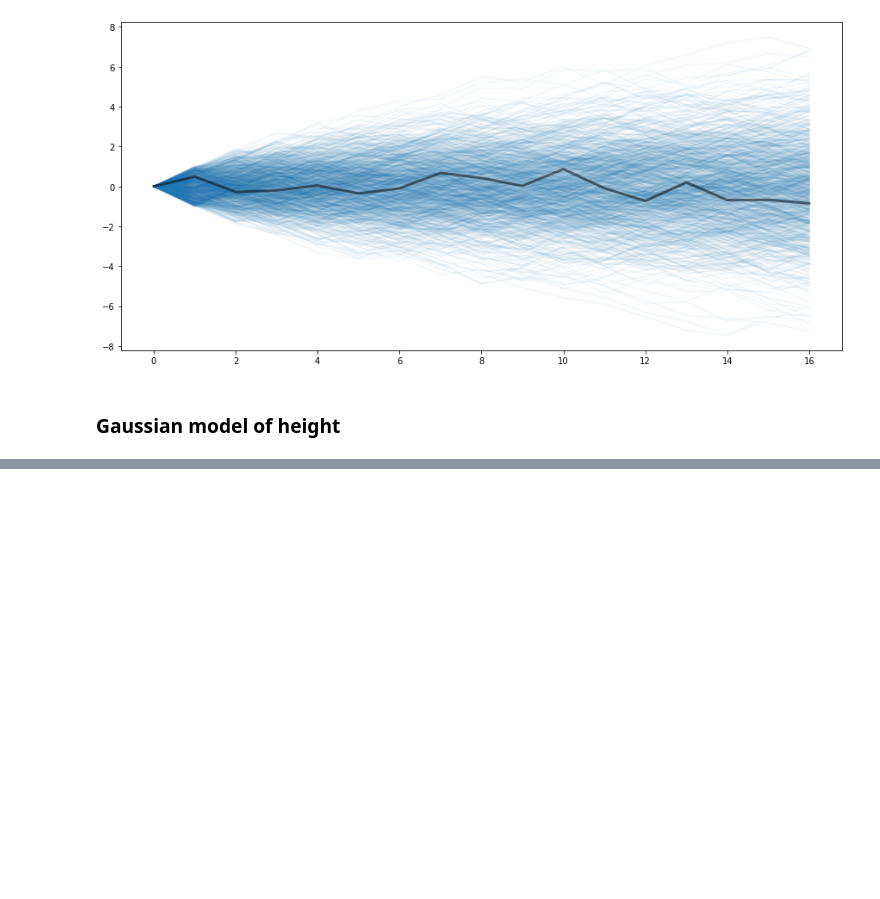
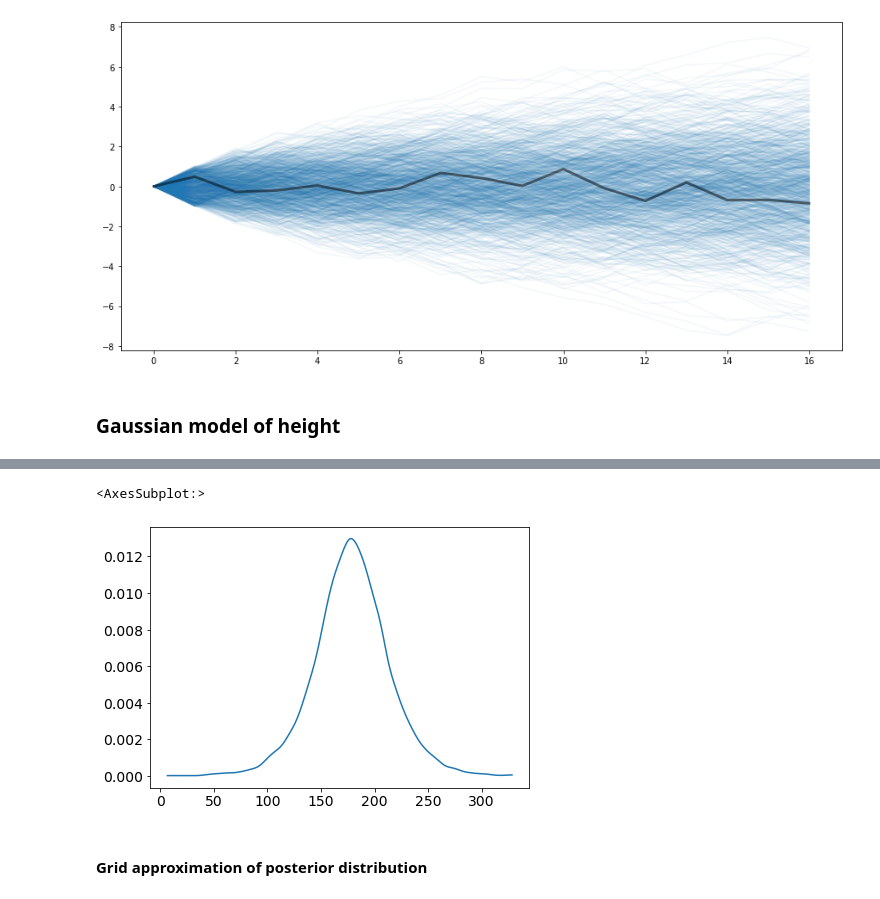
Before and after one commit to pandrich/resources, a Jupyter notebook: Rethinking_2/my_notebooks/Chapter4.ipynb, the cells around one changed output, grey strips where cells are left out. Drawn from its saved outputs; the diff is of its cells as text; code cells hidden in the pictures; blank space fills up the shorter version.

```diff
--- a/Rethinking_2/my_notebooks/Chapter4.ipynb
+++ b/Rethinking_2/my_notebooks/Chapter4.ipynb
@@ -33,0 +86,7 @@ FileNotFoundError: [Errno 2] No such file or directory: '.Data/Howell1.csv'
+# %%
+az.plot_kde(h_prior)
+# %% [output]
+<AxesSubplot:>
+[figure, added]
+# %% [markdown]
+#### Grid approximation of posterior distribution
```
Also changed, not shown: parts of 184 cells of this notebook, 3 other files.
